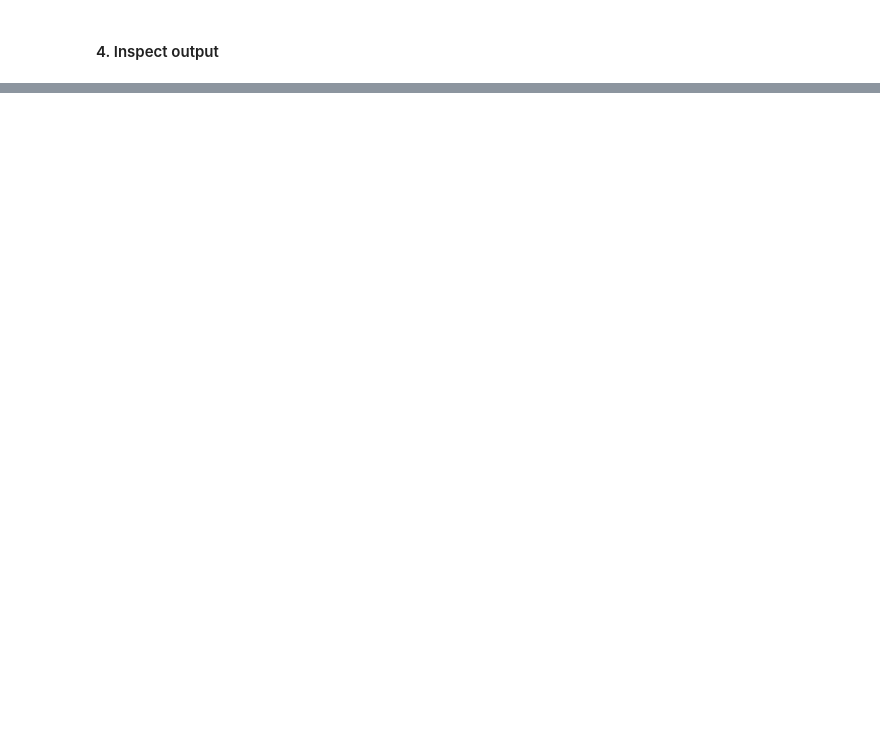
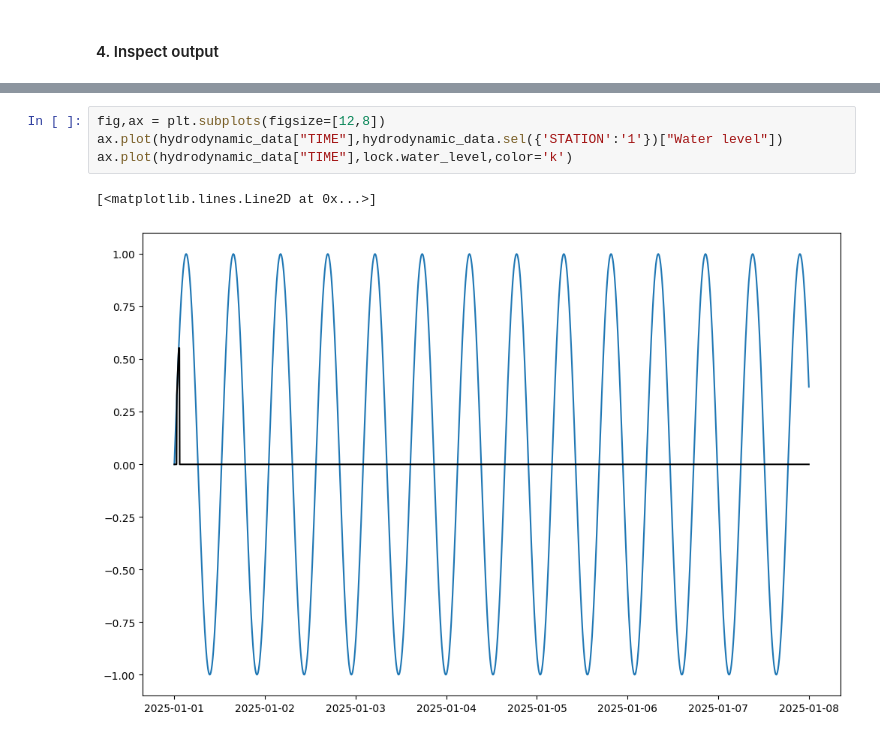
Before and after one commit to TUDelft-CITG/OpenTNSim, a Jupyter notebook: notebooks/0204 - Lock with hydrodynamics.ipynb, the cells around one changed output, grey strips where cells are left out. Saved outputs shown, nothing was run; the diff lists cells and outputs as text; blank space fills up the shorter version.

```diff
--- a/notebooks/0204 - Lock with hydrodynamics.ipynb
+++ b/notebooks/0204 - Lock with hydrodynamics.ipynb
@@ -204,0 +297,7 @@ generate_vessel_gantt_chart(df_eventtable)
+# %%
+fig,ax = plt.subplots(figsize=[12,8])
+ax.plot(hydrodynamic_data["TIME"],hydrodynamic_data.sel({'STATION':'1'})["Water level"])
+ax.plot(hydrodynamic_data["TIME"],lock.water_level,color='k')
+# %% [output]
+[<matplotlib.lines.Line2D at 0x...>]
+[figure, added]
```
Also changed, not shown: parts of 16 cells of this notebook, 2 other files.
